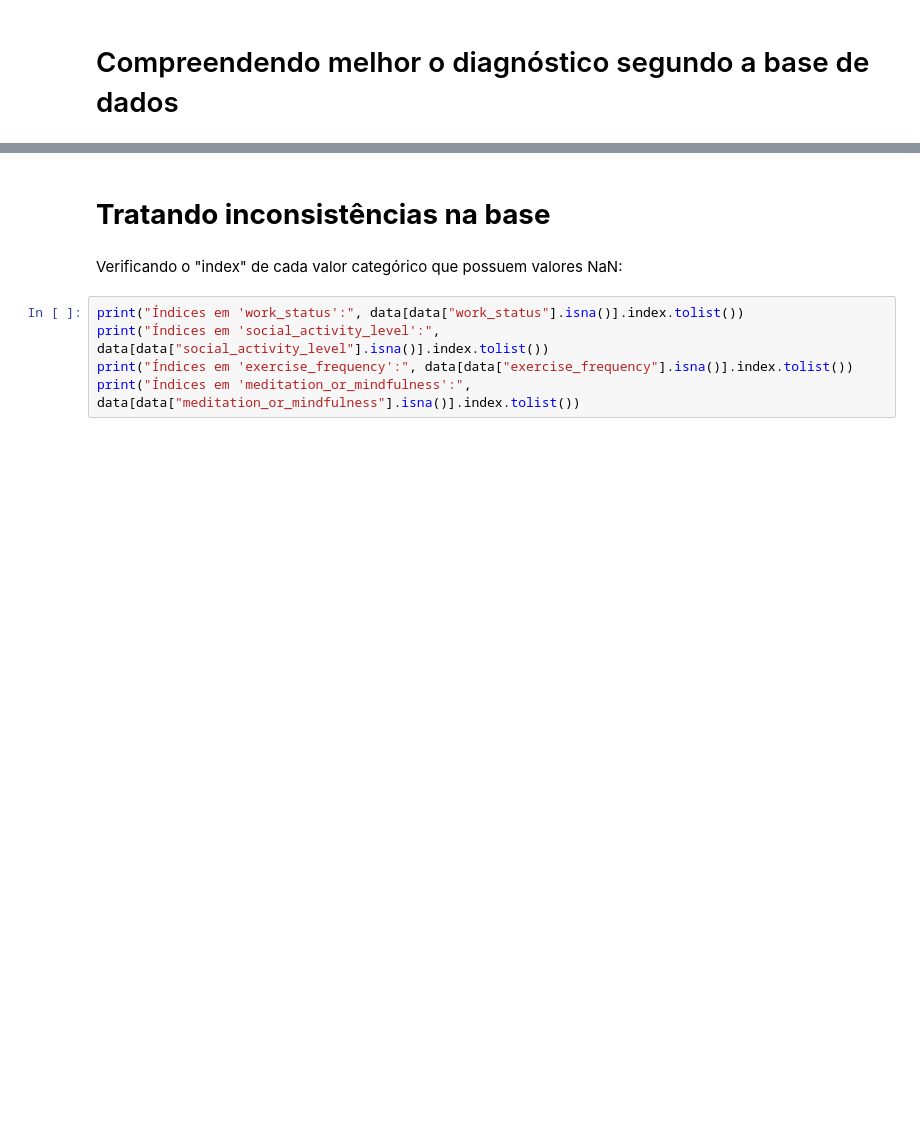
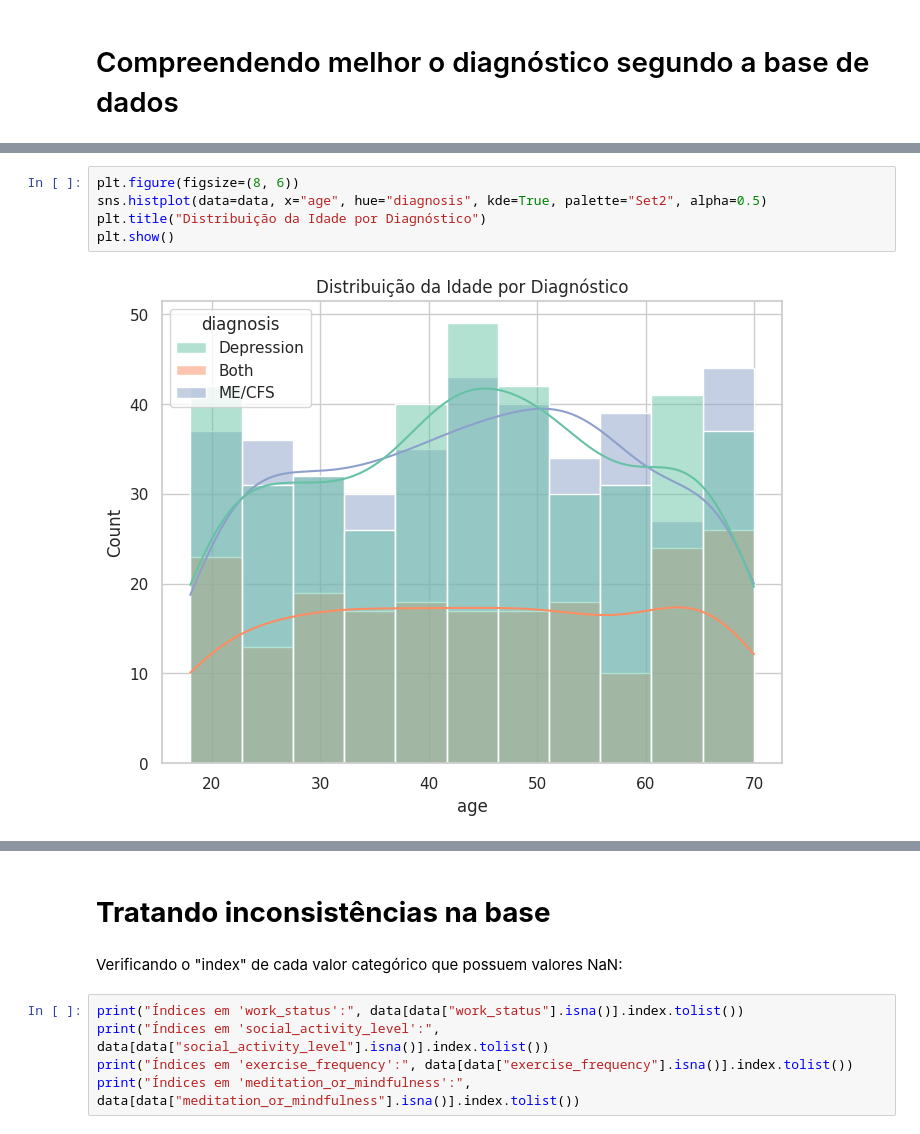
Before and after one commit to jessikamorais/FIAP, a Jupyter notebook: projeto_modulo1.ipynb, the cells around one changed output, grey strips where cells are left out. Drawn from its saved outputs; the diff is of its cells as text; blank space fills up the shorter version.

```diff
--- a/projeto_modulo1.ipynb
+++ b/projeto_modulo1.ipynb
@@ -312,0 +430,7 @@ plt.show()
+# %%
+plt.figure(figsize=(8, 6))
+sns.histplot(data=data, x="age", hue="diagnosis", kde=True, palette="Set2", alpha=0.5)
+plt.title("Distribuição da Idade por Diagnóstico")
+plt.show()
+# %% [output]
+[figure, added]
```
Also changed, not shown: parts of 52 cells of this notebook.
